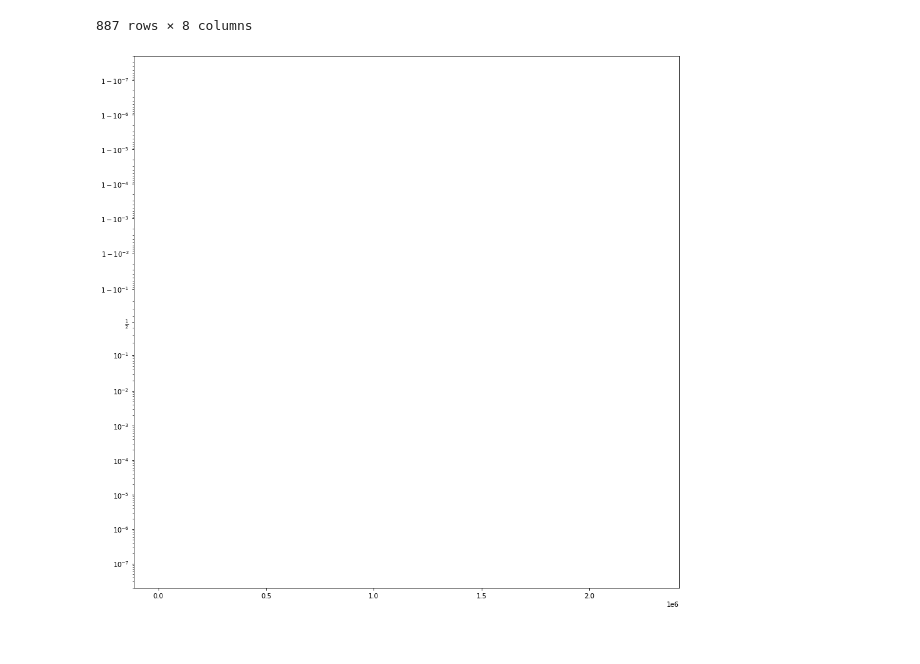
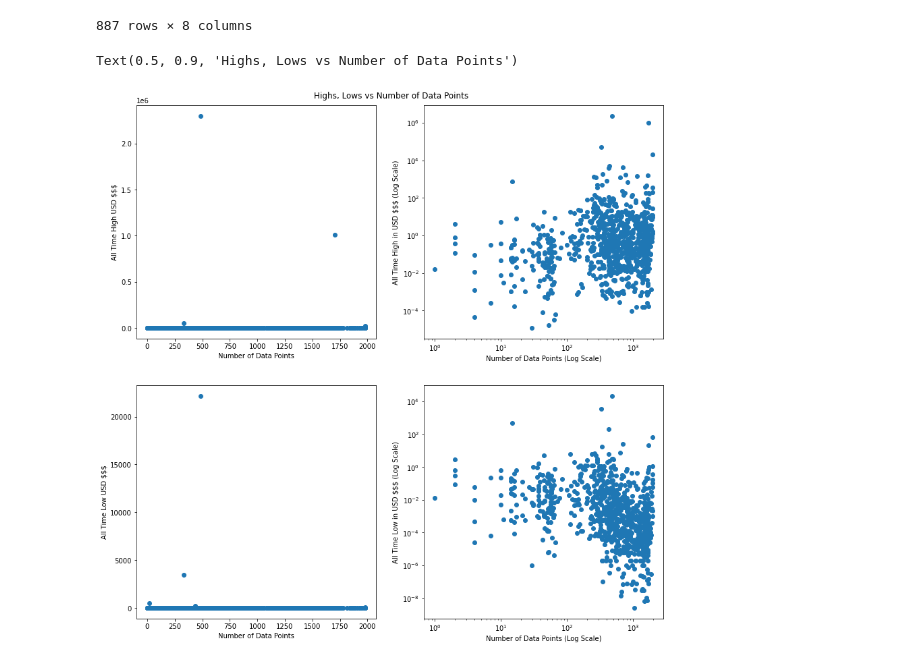
Before and after one commit to samjdedes/time_series_analysis, a Jupyter notebook: notebooks/EDA.ipynb, the cells around one changed output. Saved outputs shown, nothing was run; the diff lists cells and outputs as text; code cells hidden in the pictures.

Commit message:
Logarithimic figures added

```diff
--- a/notebooks/EDA.ipynb
+++ b/notebooks/EDA.ipynb
@@ -177,15 +177,35 @@ import matplotlib.pyplot as plt
 # %%
 ath = meta_data.ATH
 atl = meta_data.ATL
-n = meta_data.Num_values
+num = meta_data.Num_values
-# %%
-
-
-# plot ATH and ATL
-figsize = (15,15)
-fig, ax = plt.subplots(figsize=figsize)
-
-ax.scatter(ath, n)
-ax.set_yscale('logit')
-# %% [output]
-[figure, removed]
+# %%
+# plot ATH and ATL
+m = 2
+n = 2
+figsize = (14,14)
+fig, ax = plt.subplots(nrows=m, ncols=n, figsize=figsize)
+ax[0,0].scatter(num, ath)
+ax[0,0].set_xlabel('Number of Data Points')
+ax[0,0].set_ylabel('All Time High USD $$$')
+
+
+ax[0,1].scatter(num, ath)
+ax[0,1].set_xscale('log')
+ax[0,1].set_yscale('log')
+ax[0,1].set_xlabel('Number of Data Points (Log Scale)')
+ax[0,1].set_ylabel('All Time High in USD $$$ (Log Scale)')
+
+ax[1,0].scatter(num, atl)
+ax[1,0].set_xlabel('Number of Data Points')
+ax[1,0].set_ylabel('All Time Low USD $$$')
+
+ax[1,1].scatter(num, atl)
+ax[1,1].set_xscale('log')
+ax[1,1].set_yscale('log')
+ax[1,1].set_xlabel('Number of Data Points (Log Scale)')
+ax[1,1].set_ylabel('All Time Low in USD $$$ (Log Scale)')
+
+fig.suptitle('Highs, Lows vs Number of Data Points', y=0.9)
+# %% [output]
+Text(0.5, 0.9, 'Highs, Lows vs Number of Data Points')
+[figure, added]
```
